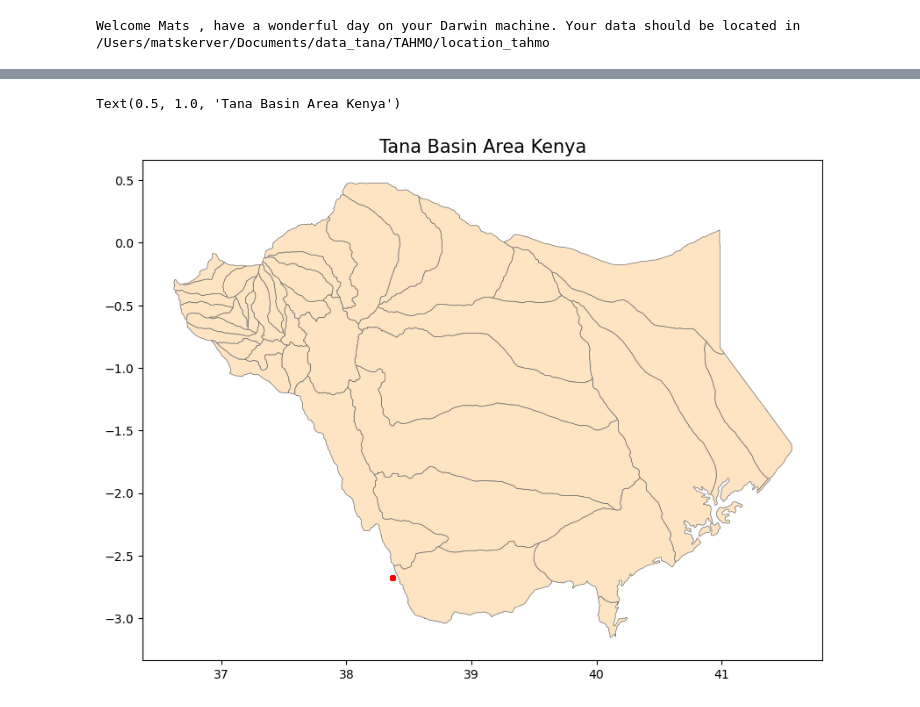
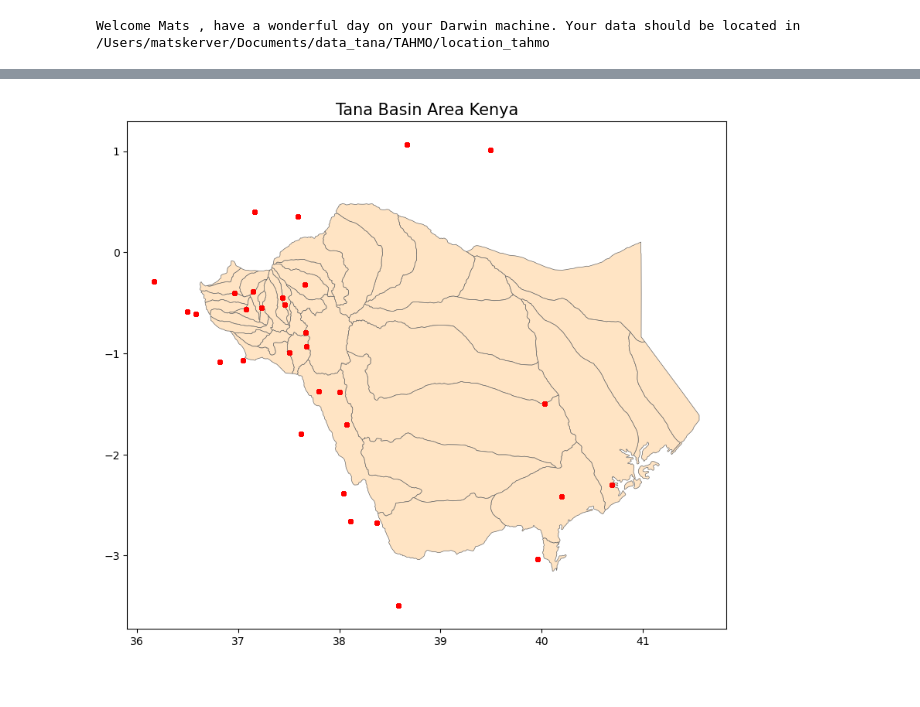
Before and after one commit to pjdebruijn2505/Git_mdp, a Jupyter notebook: data_processing/Notebook_that_must_not_be_named(interpolation_data_stations).ipynb, the cells around one changed output, grey strips where cells are left out. Drawn from its saved outputs; the diff is of its cells as text; code cells hidden in the pictures.

Commit message:
Cleaning Cleaning Cleaning
Consistent datasetgebruik in verschillende notebooks.

```diff
--- a/data_processing/Notebook_that_must_not_be_named(interpolation_data_stations).ipynb
+++ b/data_processing/Notebook_that_must_not_be_named(interpolation_data_stations).ipynb
@@ -81,21 +42,46 @@ for key in dataframes:
-# %%
-# Create subplots
-fig, ax = plt.subplots(1, 1, figsize = (10, 10))
-
-# Stylize plots
-plt.style.use('bmh')
-
-# Plot data
-counties.plot(ax = ax, color = 'bisque', edgecolor = 'dimgray')
-
-for key in geo_dataframes:
-    geo_dataframes[key].plot(ax = ax, marker = 'o', color = 'red', markersize = 15)
-#rain_test_gdf.plot(ax = ax, marker = 'o', color = 'royalblue', markersize = 3)
-# Set title
-ax.set_title('Tana Basin Area Kenya', fontdict = {'fontsize': '15', 'fontweight' : '3'})
-# %% [output]
-Text(0.5, 1.0, 'Tana Basin Area Kenya')
-[figure, removed]
+# %%
+netcdf_file = 'NetCDF_TAHMO.nc'
+netcdf_file = 'weather_data_TAHMO.nc'
+ds = xr.open_dataset(os.path.join(data_path, netcdf_file))
+
+# Load geographical data
+proj = 'EPSG:32737'
+counties = gpd.read_file(os.path.join(data_path, 'total_tana_catchement_area_clip_projected.gpkg'))
+
+# Variables for plotting
+variable = 'te_mean'
+
+geo_dataframes = {}
+for station in ds.data_vars:
+    # Extract longitude and latitude for each station
+    # Assume longitude and latitude are constant over time; thus, we take the mean
+    longitude = ds[station].sel(variable='longitude').mean().values.item()
+    latitude = ds[station].sel(variable='latitude').mean().values.item()
+
+    # Select the data for the variable of interest
+    df = ds[station].sel(variable=variable).to_dataframe().reset_index()
+
+    # Create a Point object for each station
+    point = Point(longitude, latitude)
+
+    # Create GeoDataFrame
+    rain_gdf = gpd.GeoDataFrame(df, geometry=[point] * len(df), crs=proj)
+    geo_dataframes[station] = rain_gdf
+
+# Plotting
+fig, ax = plt.subplots(1, 1, figsize=(10, 10))
+plt.style.use('bmh')
+
+counties.plot(ax=ax, color='bisque', edgecolor='dimgray')
+
+for key, gdf in geo_dataframes.items():
+    gdf.plot(ax=ax, marker='o', color='red', markersize=15)
+
+ax.set_title('Tana Basin Area Kenya', fontdict={'fontsize': '15', 'fontweight': '3'})
+
+plt.show()
+# %% [output]
+[figure, added]
 # %%
 #Warning! creates a file of multiple gb (about 6.5Gb for grid_space = 0.01)
 netCDF_file = False
```
Also changed, not shown: parts of 12 cells of this notebook, 1 other file.
